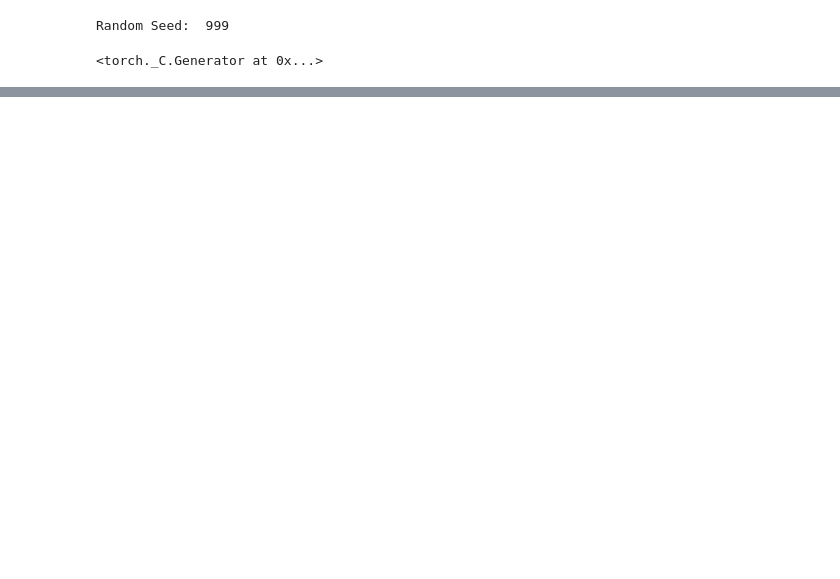
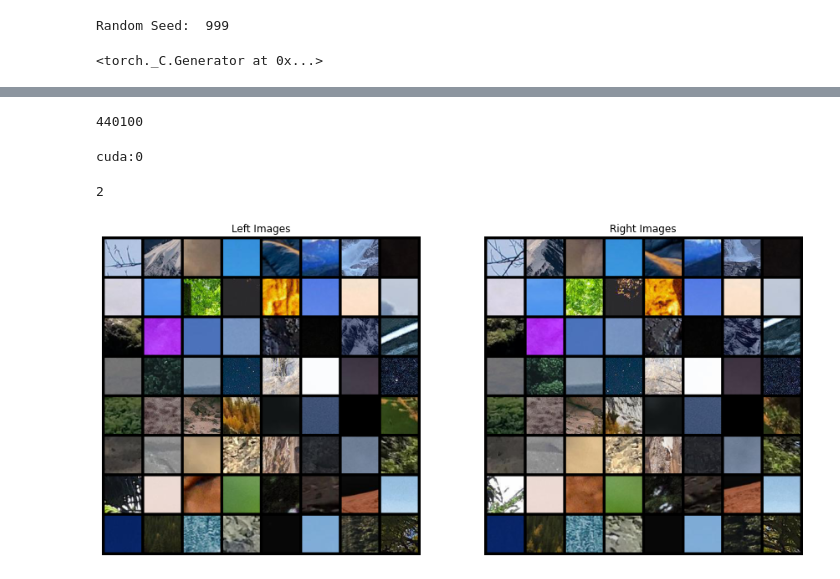
Before and after one commit to axyyu/gogh-get-paper, a Jupyter notebook: data/Extend NN.ipynb, the cells around one changed output, grey strips where cells are left out. Drawn from its saved outputs; the diff is of its cells as text; code cells hidden in the pictures; blank space fills up the shorter version.

```diff
--- a/data/Extend NN.ipynb
+++ b/data/Extend NN.ipynb
@@ -33,7 +33,7 @@ Random Seed:  999
 <torch._C.Generator at 0x...>
 # %%
 # Root directory for dataset
-dataroot = '/data1/Raw/Reddit/full/'
+dataroot = '/data2/goghgetpaper2/'
 
 # Number of workers for dataloader
 workers = 2
@@ -52,19 +52,19 @@ nc = 3
 # nz = 3*64*64 # too large?
 
 # Size of feature maps in generator
-ngf = 64
+ngf = 128
 
 # Size of feature maps in discriminator
-ndf = 64
+ndf = 128
 
 # Number of training epochs
 num_epochs = 10
 
 # Learning rate for optimizers
-lr = 0.0002
+lr = 0.00002
 
 # Beta1 hyperparam for Adam optimizers
-beta1 = 0.5
+beta1 = 0.7
 
 # Number of GPUs available. Use 0 for CPU mode.
 ngpu = 1
@@ -98,3 +71,72 @@ cuda:0
+# %%
+class ImageDataset(torch.utils.data.Dataset):
+    def __init__(self, x_folder, y_folder):
+        self.x_dir = pathlib.Path(dataroot, x_folder)
+        self.y_dir = pathlib.Path(dataroot, y_folder)
+
+        self.imgs = [p.name for p in list(self.x_dir.glob('**/*.jpg'))]
+
+        self.img_trans = transforms.Compose([
+            transforms.Resize(image_size),
+            transforms.CenterCrop(image_size),
+            transforms.ToTensor(),
+            transforms.Normalize((0.5, 0.5, 0.5), (0.5, 0.5, 0.5)),
+        ])
+
+    def __getitem__(self, index: int):
+        file = self.imgs[index]
+
+        x_file = pathlib.Path(self.x_dir, file)
+        x = Image.open(x_file).convert('RGB')
+        x = self.img_trans(x)
+
+        y_file = pathlib.Path(self.y_dir, file)
+        y = Image.open(y_file).convert('RGB')
+        y = self.img_trans(y)
+
+        return x, y
+
+    def __len__(self):
+        return len(self.imgs)
+
+right_dataset = ImageDataset('topleft', 'topright')
+print(len(right_dataset))
+train_ds, val_ds = torch.utils.data.random_split(right_dataset, [400000, 40100])
+
+train_dl = torch.utils.data.DataLoader(train_ds, batch_size=batch_size,
+        shuffle=True, num_workers=workers)
+
+val_dl = torch.utils.data.DataLoader(val_ds, batch_size=batch_size,
+        shuffle=True, num_workers=workers)
+# %% [output]
+440100
+# %%
+# Decide which device we want to run on
+device = torch.device("cuda:0" if (torch.cuda.is_available() and ngpu > 0) else "cpu")
+print(device)
+# %% [output]
+cuda:0
+# %%
+real_batch = next(iter(val_dl))
+len(real_batch)
+# %% [output]
+2
+# %%
+# Plot the real images
+plt.figure(figsize=(15,15))
+plt.subplot(1,2,1)
+plt.axis("off")
+plt.title("Left Images")
+plt.imshow(np.transpose(vutils.make_grid(real_batch[0].to(device)[:64], padding=5, normalize=True).cpu(),(1,2,0)))
+
+# Plot the fake images from the last epoch
+plt.subplot(1,2,2)
+plt.axis("off")
+plt.title("Right Images")
+plt.imshow(np.transpose(vutils.make_grid(real_batch[1].to(device)[:64], padding=5, normalize=True).cpu(),(1,2,0)))
+plt.show()
+# %% [output]
+[figure, added]
 # %%
 # custom weights initialization called on netG and netD
 def weights_init(m):
```
Also changed, not shown: parts of 14 cells of this notebook, 4 other files.
